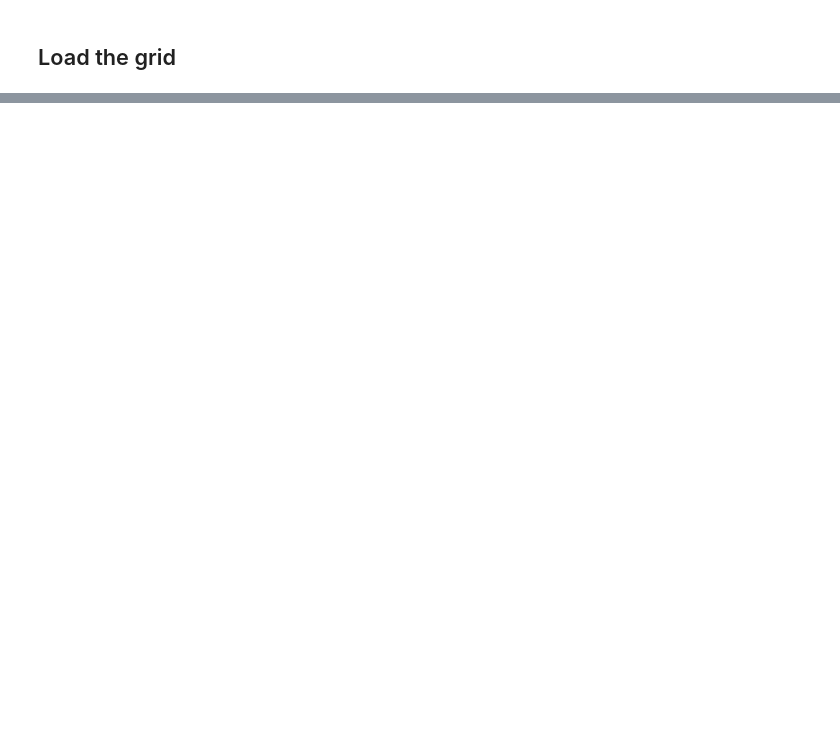
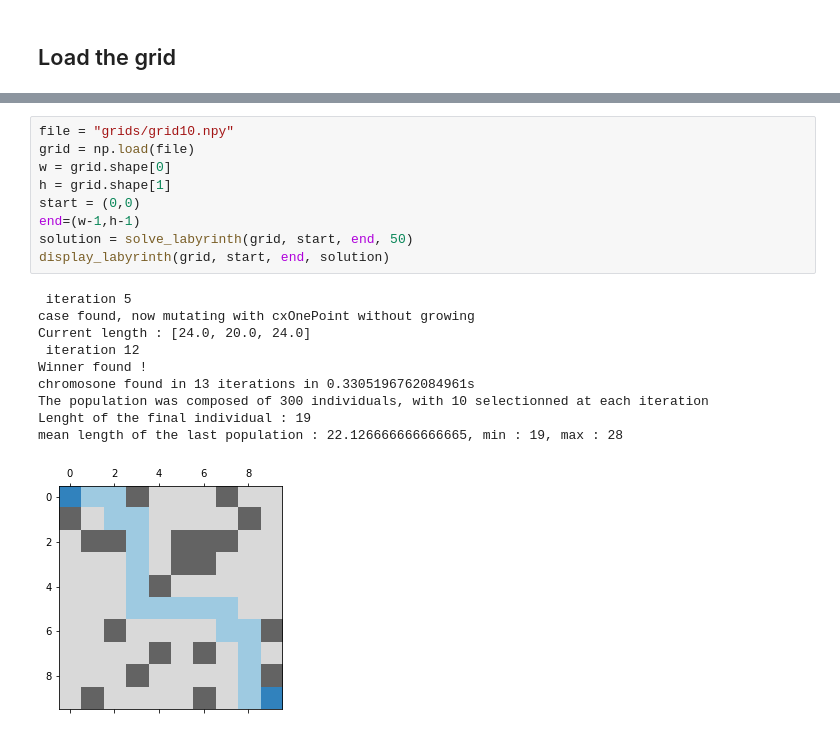
Before and after one commit to maximewel/IA-course, a Jupyter notebook: TP2_gen-alg-labyrinth/notebook.ipynb, the cells around one changed output, grey strips where cells are left out. Saved outputs shown, nothing was run; the diff lists cells and outputs as text; blank space fills up the shorter version.

```diff
--- a/TP2_gen-alg-labyrinth/notebook.ipynb
+++ b/TP2_gen-alg-labyrinth/notebook.ipynb
@@ -35,0 +51,20 @@ The population was composed of 100 individual of 5 genes, with 10 selectionned a
+# %%
+file = "grids/grid10.npy"
+grid = np.load(file)
+w = grid.shape[0]
+h = grid.shape[1]
+start = (0,0)
+end=(w-1,h-1)
+solution = solve_labyrinth(grid, start, end, 50)
+display_labyrinth(grid, start, end, solution)
+# %% [output]
+ iteration 5
+case found, now mutating with cxOnePoint without growing
+Current length : [24.0, 20.0, 24.0]
+ iteration 12
+Winner found !
+chromosone found in 13 iterations in 0.3305196762084961s
+The population was composed of 300 individuals, with 10 selectionned at each iteration
+Lenght of the final individual : 19
+mean length of the last population : 22.126666666666665, min : 19, max : 28
+[figure, added]
```
Also changed, not shown: parts of 6 cells of this notebook, 9 other files.
